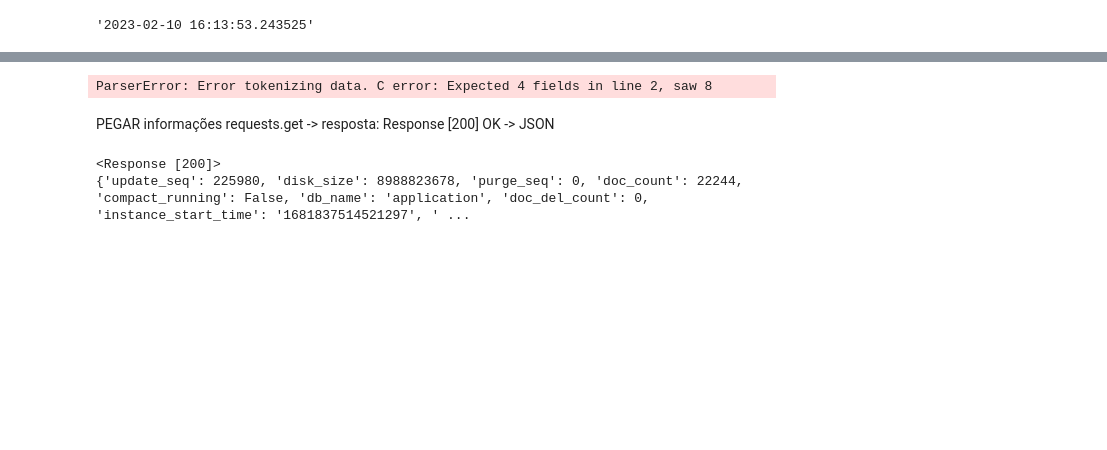
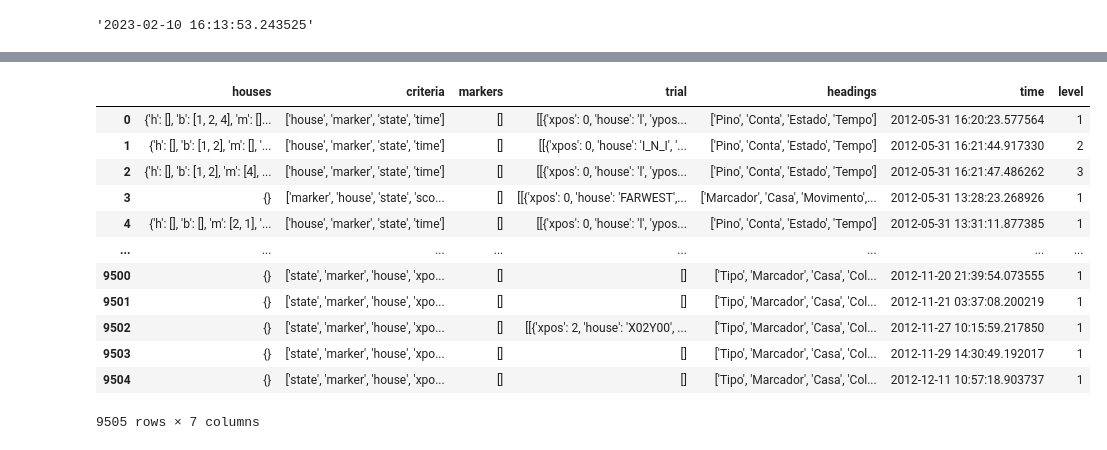
Before and after one commit to AnniProvietti/RIO20, a Jupyter notebook: fono_ceo-master/ipynb/dev/Rio+20-dados.ipynb, the cells around one changed output, grey strips where cells are left out. Cells and saved outputs as stored; diff of their text form; code cells hidden in the pictures; blank space fills up the shorter version.

```diff
--- a/fono_ceo-master/ipynb/dev/Rio+20-dados.ipynb
+++ b/fono_ceo-master/ipynb/dev/Rio+20-dados.ipynb
@@ -111,23 +176,19 @@ NameError: name 'games_one_player' is not defined
 # %%
-from RioClasses import RioPandas
+from RioClasses import RioPandasGoal
 
-rp_games = RioPandas()
-rp_games.data
+rp_goal = RioPandasGoal()
+rp_goal.data
 # %% [output]
+|  | houses | criteria | markers | trial | headings | time | level |
+| 0 | {'h': [], 'b': [1, 2, 4], 'm': []... | ['house', 'marker', 'state', 'time'] | [] | [[{'xpos': 0, 'house': 'l', 'ypos... | ['Pino', 'Conta', 'Estado', 'Tempo'] | 2012-05-31 16:20:23.577564 | 1 |
+| 1 | {'h': [], 'b': [1, 2], 'm': [], '... | ['house', 'marker', 'state', 'time'] | [] | [[{'xpos': 0, 'house': 'I_N_I', '... | ['Pino', 'Conta', 'Estado', 'Tempo'] | 2012-05-31 16:21:44.917330 | 2 |
+| 2 | {'h': [], 'b': [1, 2], 'm': [4], ... | ['house', 'marker', 'state', 'time'] | [] | [[{'xpos': 0, 'house': 'l', 'ypos... | ['Pino', 'Conta', 'Estado', 'Tempo'] | 2012-05-31 16:21:47.486262 | 3 |
+| 3 | {} | ['marker', 'house', 'state', 'sco... | [] | [[{'xpos': 0, 'house': 'FARWEST',... | ['Marcador', 'Casa', 'Movimento',... | 2012-05-31 13:28:23.268926 | 1 |
+| 4 | {'h': [], 'b': [], 'm': [2, 1], '... | ['house', 'marker', 'state', 'time'] | [] | [[{'xpos': 0, 'house': 'l', 'ypos... | ['Pino', 'Conta', 'Estado', 'Tempo'] | 2012-05-31 13:31:11.877385 | 1 |
+| ... | ... | ... | ... | ... | ... | ... | ... |
+| 9500 | {} | ['state', 'marker', 'house', 'xpo... | [] | [] | ['Tipo', 'Marcador', 'Casa', 'Col... | 2012-11-20 21:39:54.073555 | 1 |
+| 9501 | {} | ['state', 'marker', 'house', 'xpo... | [] | [] | ['Tipo', 'Marcador', 'Casa', 'Col... | 2012-11-21 03:37:08.200219 | 1 |
+| 9502 | {} | ['state', 'marker', 'house', 'xpo... | [] | [[{'xpos': 2, 'house': 'X02Y00', ... | ['Tipo', 'Marcador', 'Casa', 'Col... | 2012-11-27 10:15:59.217850 | 1 |
+| 9503 | {} | ['state', 'marker', 'house', 'xpo... | [] | [] | ['Tipo', 'Marcador', 'Casa', 'Col... | 2012-11-29 14:30:49.192017 | 1 |
+| 9504 | {} | ['state', 'marker', 'house', 'xpo... | [] | [] | ['Tipo', 'Marcador', 'Casa', 'Col... | 2012-12-11 10:57:18.903737 | 1 |
-ParserError: Error tokenizing data. C error: Expected 4 fields in line 2, saw 8
+9505 rows × 7 columns
-# %% [markdown]
-PEGAR informações requests.get -> resposta: Response [200] OK -> JSON
-# %%
-import requests
-from requests import urlopen
-
-URL = "http://activufrj.nce.ufrj.br/api/"
-URLGET = f"{URL}getlist"
-URLREG = f"{URL}getsession?id="
-
-requisicao = requests.get(URLREG) #URLGET
-print(requisicao)
-print(requisicao.json())
-# %% [output]
-<Response [200]>
-{'update_seq': 225980, 'disk_size': 8988823678, 'purge_seq': 0, 'doc_count': 22244, 'compact_running': False, 'db_name': 'application', 'doc_del_count': 0, 'instance_start_time': '1681837514521297', ' ...
```
Also changed, not shown: parts of 16 cells of this notebook, 2 other files.
